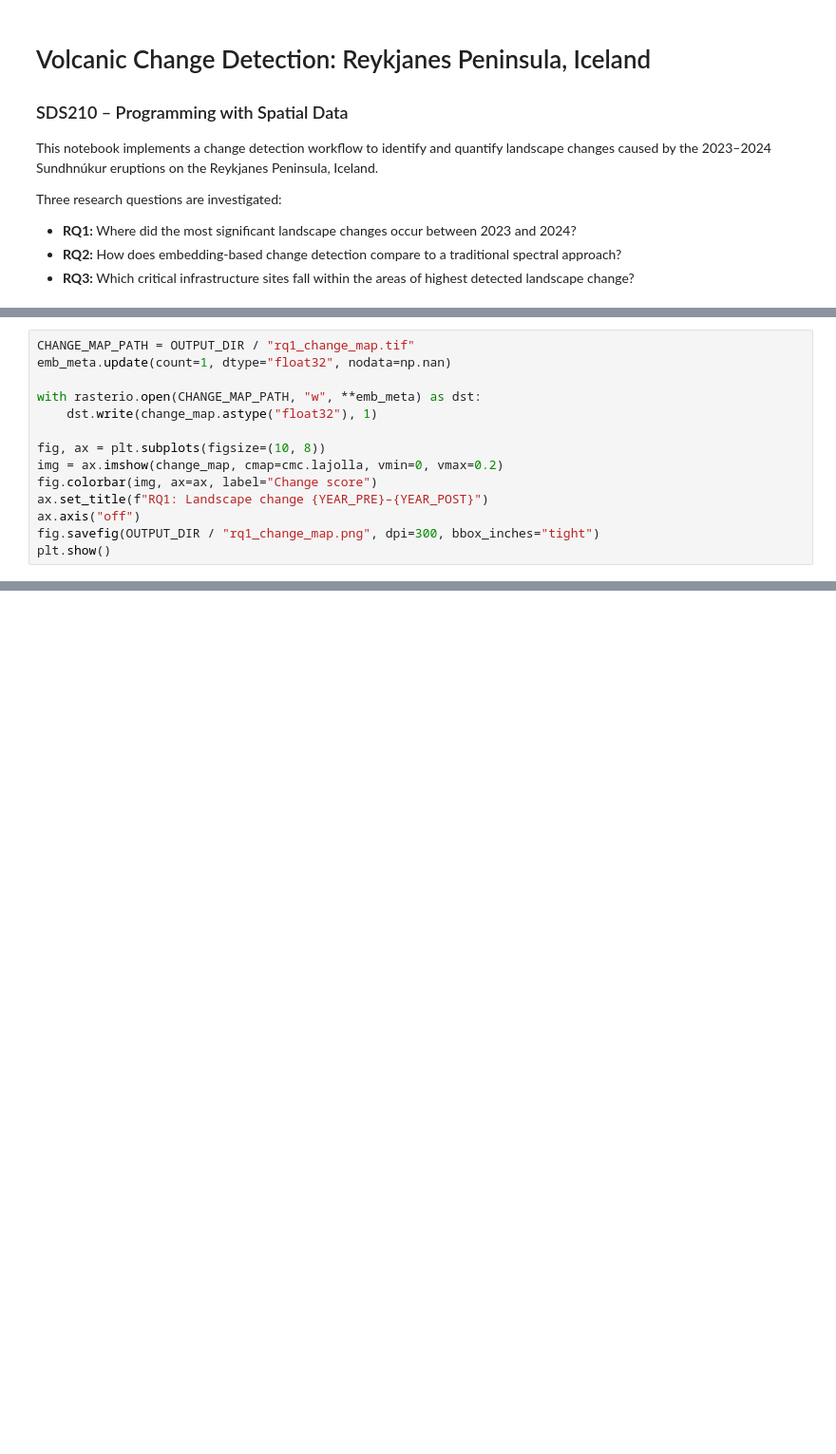
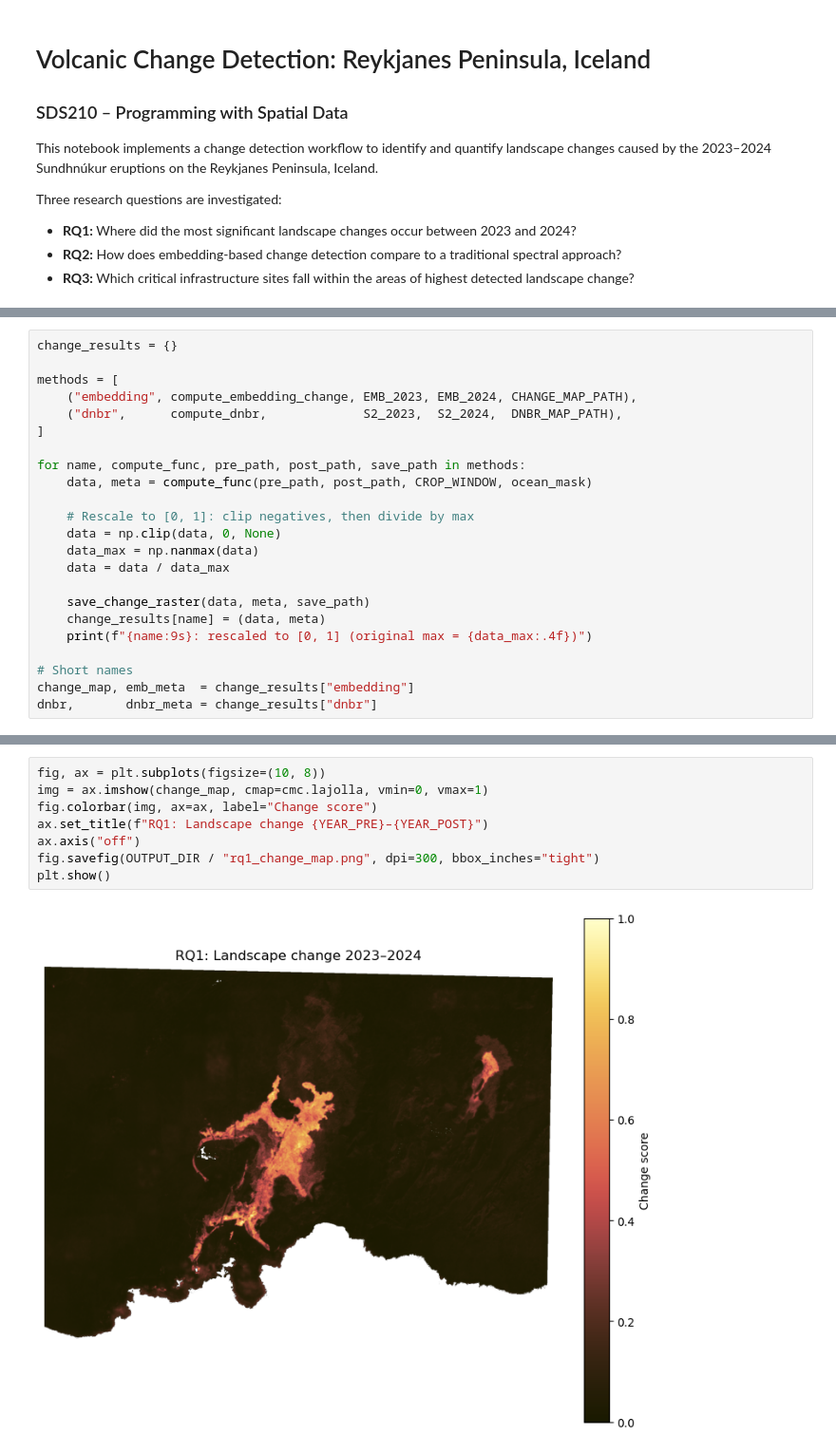
Before and after one commit to lbassf/reykjanes-change-detection, a Jupyter notebook: notebooks/analysis.ipynb, the cells around one changed output, grey strips where cells are left out. Shown at 95% size. Drawn from its saved outputs; the diff is of its cells as text; blank space fills up the shorter version.

```diff
--- a/notebooks/analysis.ipynb
+++ b/notebooks/analysis.ipynb
@@ -238,14 +12,0 @@ Max change: 0.5354
-# %%
-CHANGE_MAP_PATH = OUTPUT_DIR / "rq1_change_map.tif"
-emb_meta.update(count=1, dtype="float32", nodata=np.nan)
-
-with rasterio.open(CHANGE_MAP_PATH, "w", **emb_meta) as dst:
-    dst.write(change_map.astype("float32"), 1)
-
-fig, ax = plt.subplots(figsize=(10, 8))
-img = ax.imshow(change_map, cmap=cmc.lajolla, vmin=0, vmax=0.2)
-fig.colorbar(img, ax=ax, label="Change score")
-ax.set_title(f"RQ1: Landscape change {YEAR_PRE}–{YEAR_POST}")
-ax.axis("off")
-fig.savefig(OUTPUT_DIR / "rq1_change_map.png", dpi=300, bbox_inches="tight")
-plt.show()
@@ -473,0 +265,23 @@ plt.show()
+# %%
+change_results = {}
+
+methods = [
+    ("embedding", compute_embedding_change, EMB_2023, EMB_2024, CHANGE_MAP_PATH),
+    ("dnbr",      compute_dnbr,             S2_2023,  S2_2024,  DNBR_MAP_PATH),
+]
+
+for name, compute_func, pre_path, post_path, save_path in methods:
+    data, meta = compute_func(pre_path, post_path, CROP_WINDOW, ocean_mask)
+
+    # Rescale to [0, 1]: clip negatives, then divide by max
+    data = np.clip(data, 0, None)
+    data_max = np.nanmax(data)
+    data = data / data_max
+
+    save_change_raster(data, meta, save_path)
+    change_results[name] = (data, meta)
+    print(f"{name:9s}: rescaled to [0, 1] (original max = {data_max:.4f})")
+
+# Short names
+change_map, emb_meta  = change_results["embedding"]
+dnbr,       dnbr_meta = change_results["dnbr"]
@@ -473,0 +294,10 @@ plt.show()
+# %%
+fig, ax = plt.subplots(figsize=(10, 8))
+img = ax.imshow(change_map, cmap=cmc.lajolla, vmin=0, vmax=1)
+fig.colorbar(img, ax=ax, label="Change score")
+ax.set_title(f"RQ1: Landscape change {YEAR_PRE}–{YEAR_POST}")
+ax.axis("off")
+fig.savefig(OUTPUT_DIR / "rq1_change_map.png", dpi=300, bbox_inches="tight")
+plt.show()
+# %% [output]
+[figure, added]
```
Also changed, not shown: parts of 50 cells of this notebook, 1 other file.
